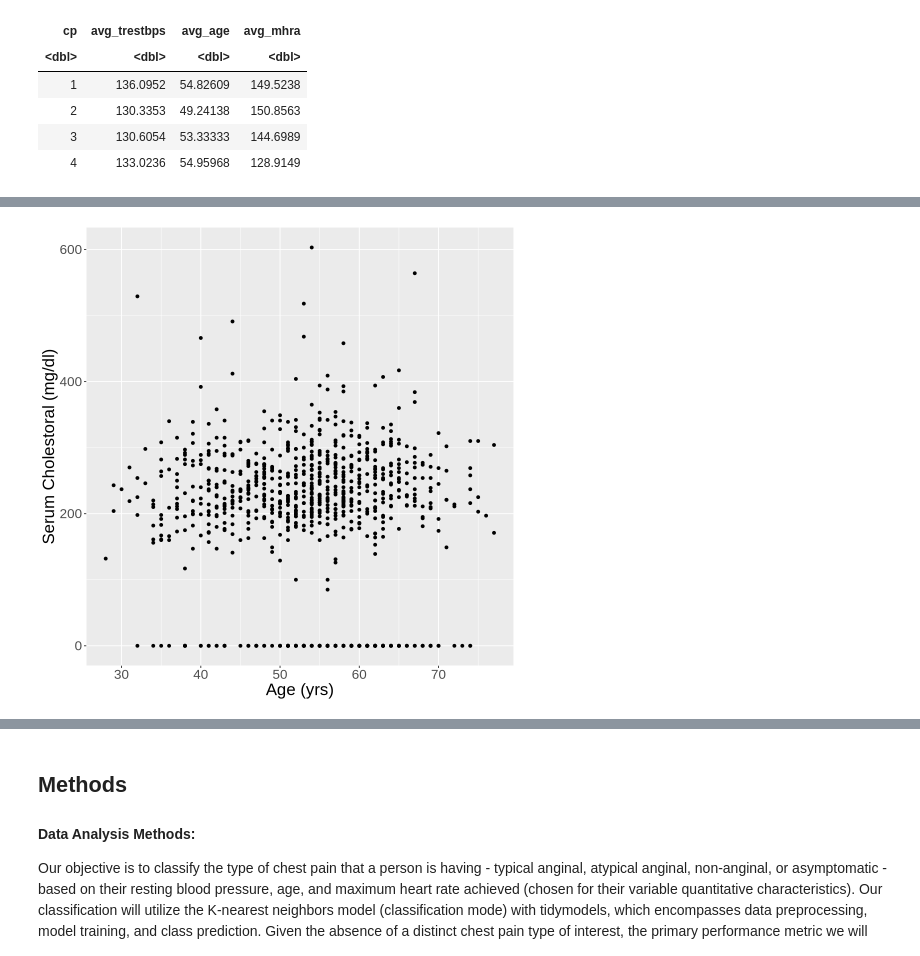
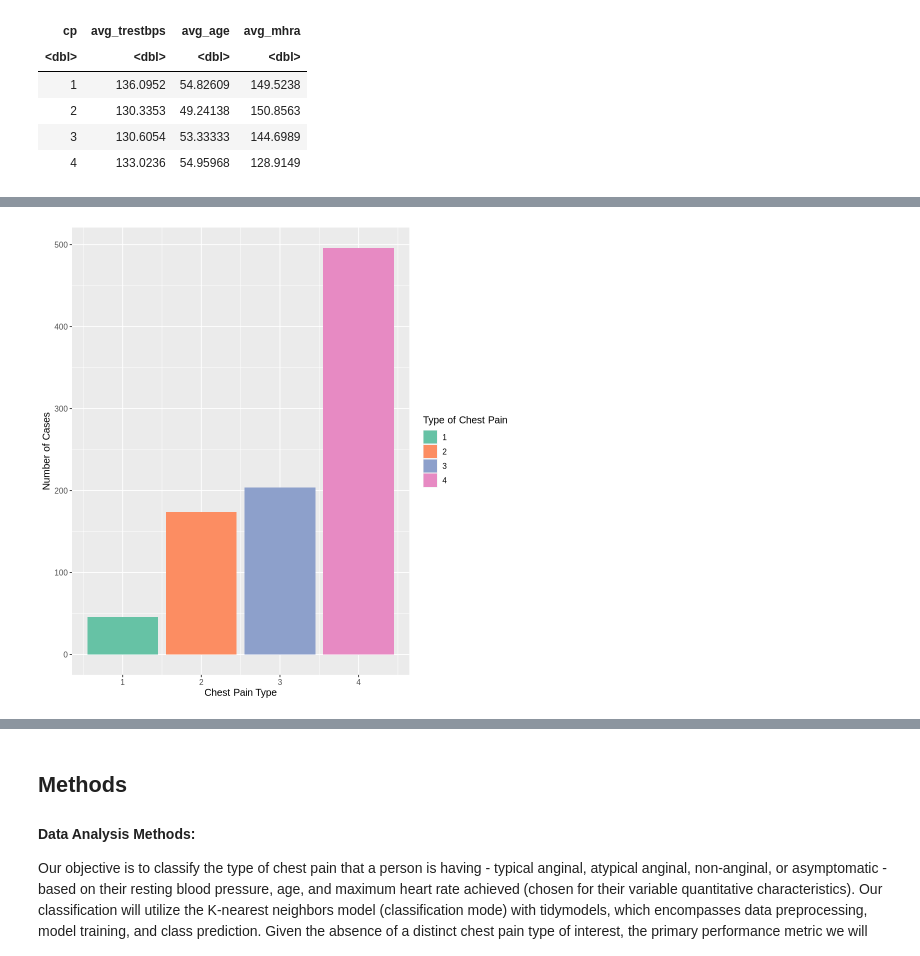
Before and after one commit to aaelbaz/DSCI-100-Group-Project, a Jupyter notebook: group_project_proposal.ipynb, the cells around one changed output, grey strips where cells are left out. Saved outputs shown, nothing was run; the diff lists cells and outputs as text; code cells hidden in the pictures.

Commit message:
Made the graphs

```diff
--- a/group_project_proposal.ipynb
+++ b/group_project_proposal.ipynb
@@ -95,10 +78,14 @@ A tibble: 4 × 4
 | 3 | 130.6054 | 53.33333 | 144.6989 |
 | 4 | 133.0236 | 54.95968 | 128.9149 |
 # %%
-age_vs_chol_plot <- ggplot(heart_disease_data, aes(x = age, y = chol)) +
-    geom_point() +
-    labs(x = "Age (yrs)", y = "Serum Cholestoral (mg/dl)") +
-    theme(text = element_text(size = 20))
-
-age_vs_chol_plot
+class_plot <- heart_disease_data|>
+    ggplot(aes(x = cp,
+              fill = as_factor(cp))) +
+    geom_bar()+
+    labs(x= "Chest Pain Type",
+         y= "Number of Cases",
+         fill = "Type of Chest Pain")+
+    theme(text = element_text(size = 12))+
+    scale_fill_brewer(palette = "Set2")
+class_plot
 # %% [output]
@@ -107,2 +92,2 @@ Warning message:
-[figure, old version]
+[figure, new version]
 # %%
```
Also changed, not shown: parts of 3 cells of this notebook.
